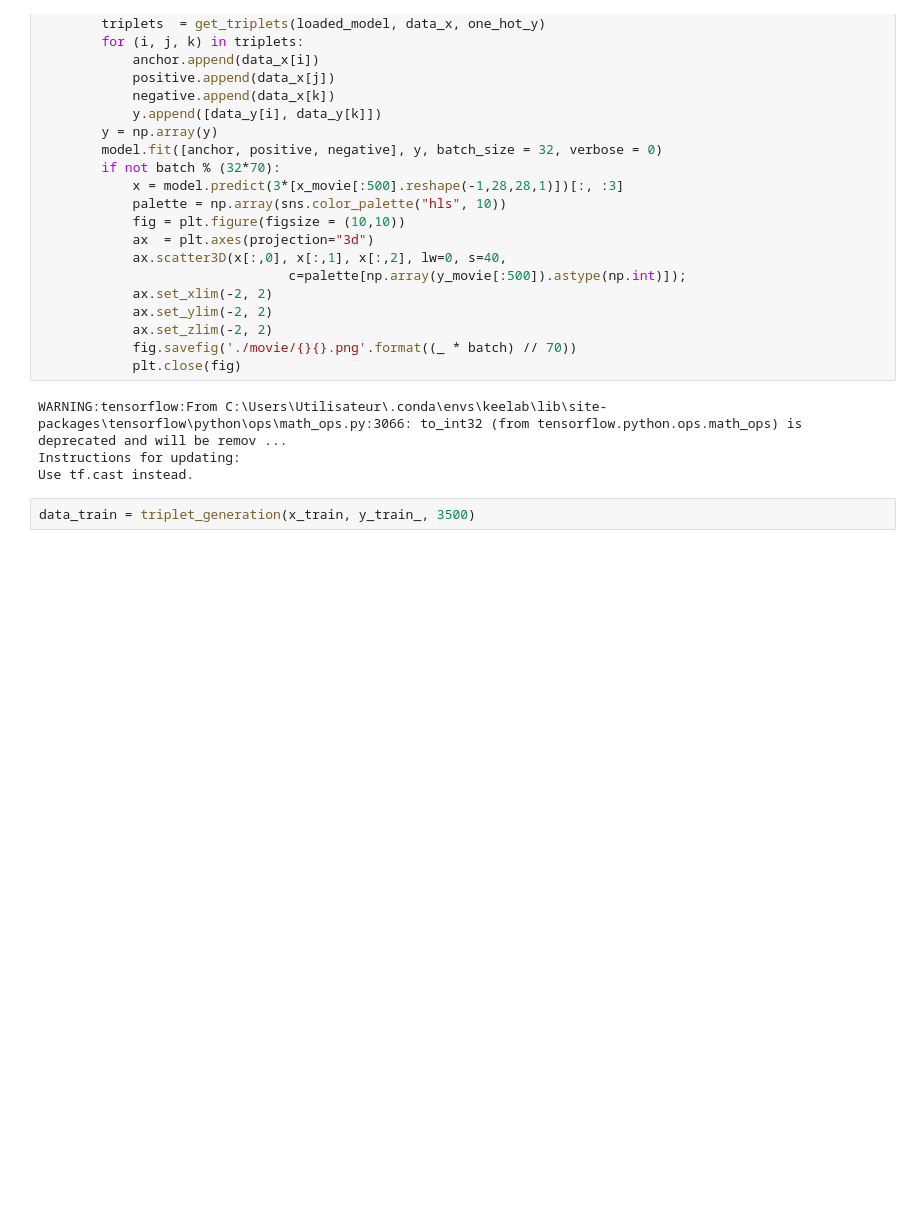
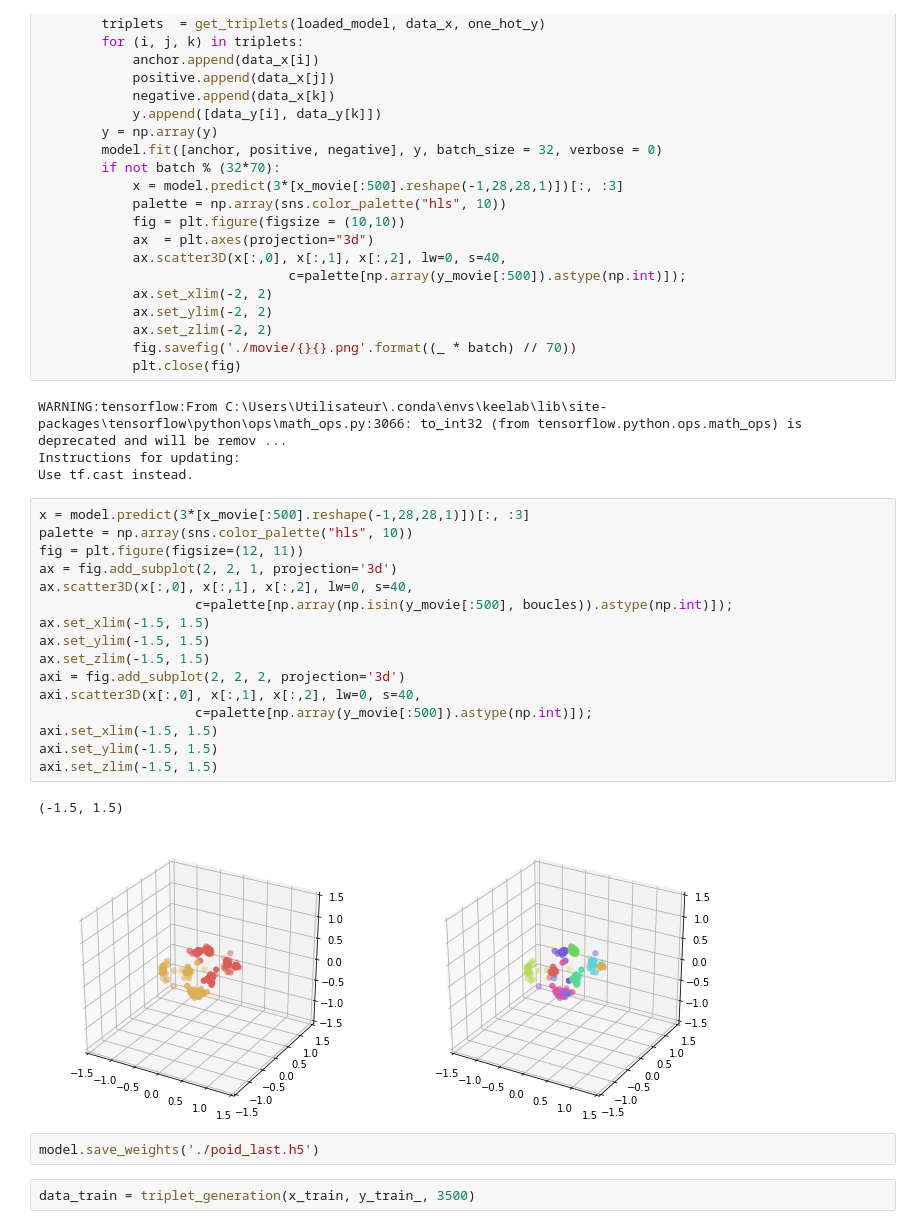
Before and after one commit to Sarapuce/Triplet_loss, a Jupyter notebook: triplet loss.ipynb, the cells around one changed output. Cells and saved outputs as stored; diff of their text form; blank space fills up the shorter version.

Commit message:
New visualisation

```diff
--- a/triplet loss.ipynb
+++ b/triplet loss.ipynb
@@ -209,6 +209,27 @@ for _ in tqdm(range(epoch)):
 WARNING:tensorflow:From C:\Users\Utilisateur\.conda\envs\keelab\lib\site-packages\tensorflow\python\ops\math_ops.py:3066: to_int32 (from tensorflow.python.ops.math_ops) is deprecated and will be remov ...
 Instructions for updating:
 Use tf.cast instead.
+# %%
+x = model.predict(3*[x_movie[:500].reshape(-1,28,28,1)])[:, :3]
+palette = np.array(sns.color_palette("hls", 10))
+fig = plt.figure(figsize=(12, 11))
+ax = fig.add_subplot(2, 2, 1, projection='3d')
+ax.scatter3D(x[:,0], x[:,1], x[:,2], lw=0, s=40,
+                    c=palette[np.array(np.isin(y_movie[:500], boucles)).astype(np.int)]);
+ax.set_xlim(-1.5, 1.5)
+ax.set_ylim(-1.5, 1.5)
+ax.set_zlim(-1.5, 1.5)
+axi = fig.add_subplot(2, 2, 2, projection='3d')
+axi.scatter3D(x[:,0], x[:,1], x[:,2], lw=0, s=40,
+                    c=palette[np.array(y_movie[:500]).astype(np.int)]);
+axi.set_xlim(-1.5, 1.5)
+axi.set_ylim(-1.5, 1.5)
+axi.set_zlim(-1.5, 1.5)
+# %% [output]
+(-1.5, 1.5)
+[figure, added]
+# %%
+model.save_weights('./poid_last.h5')
 # %%
 data_train = triplet_generation(x_train, y_train_, 3500)
 # %%
```
